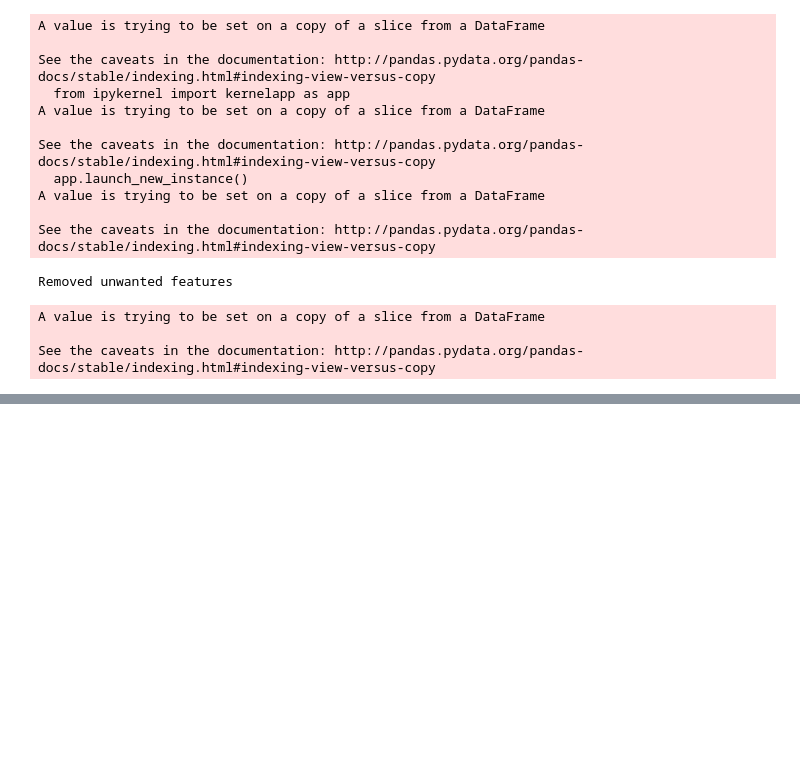
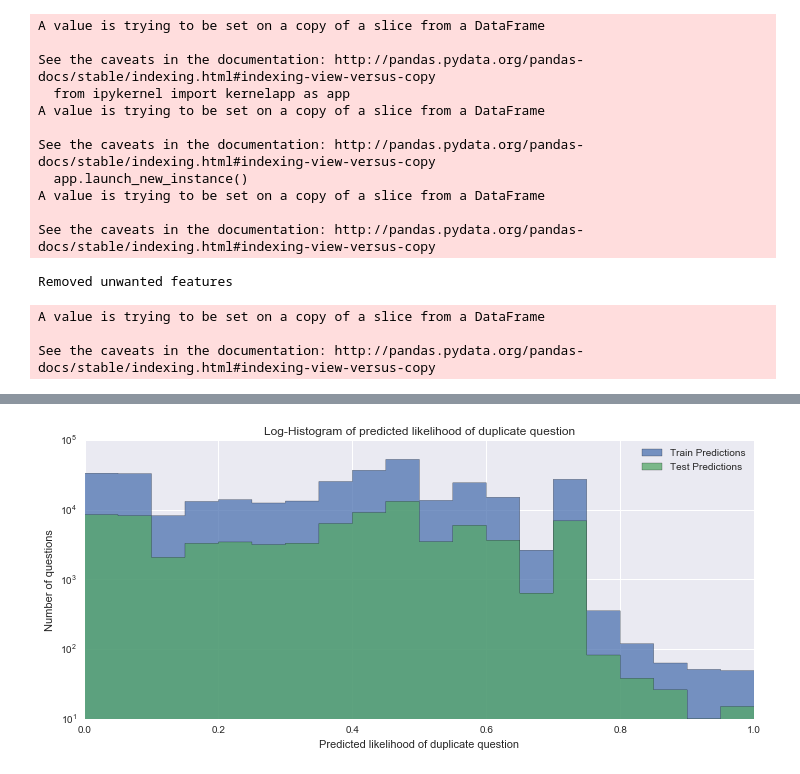
Before and after one commit to adammalpass/quora_duplicates, a Jupyter notebook: quora_duplicates.ipynb, the cells around one changed output, grey strips where cells are left out. Drawn from its saved outputs; the diff is of its cells as text; code cells hidden in the pictures; blank space fills up the shorter version.

Commit message:
Add visualisation of prediction distribution

```diff
--- a/quora_duplicates.ipynb
+++ b/quora_duplicates.ipynb
@@ -528,3 +528,19 @@ Score on testing set: 0.548402532131
+# %%
+### Free-form Visualisation - See the distribution of predictions
+
+if algorithm_choice != 4: #calculate test predictions (in case of any algorithms except XGBoost)
+    plt.figure(figsize=(12, 5))
+    plt.hist(preds_train, bins=20, histtype="stepfilled", alpha = 0.75, label="Train Predictions")
+    plt.hist(preds_test, bins=20, histtype="stepfilled", alpha = 0.75, label="Test Predictions")
+    plt.yscale('log', nonposy='clip')
+    plt.title('Log-Histogram of predicted likelihood of duplicate question')
+    plt.xlabel('Predicted likelihood of duplicate question')
+    plt.ylabel('Number of questions')
+    plt.legend()
+else:
+    print "Skipping since using XGBoost"
+# %% [output]
+[figure, added]
 # %%
 import xgboost as xgb
 
```
Also changed, not shown: parts of 8 cells of this notebook.
